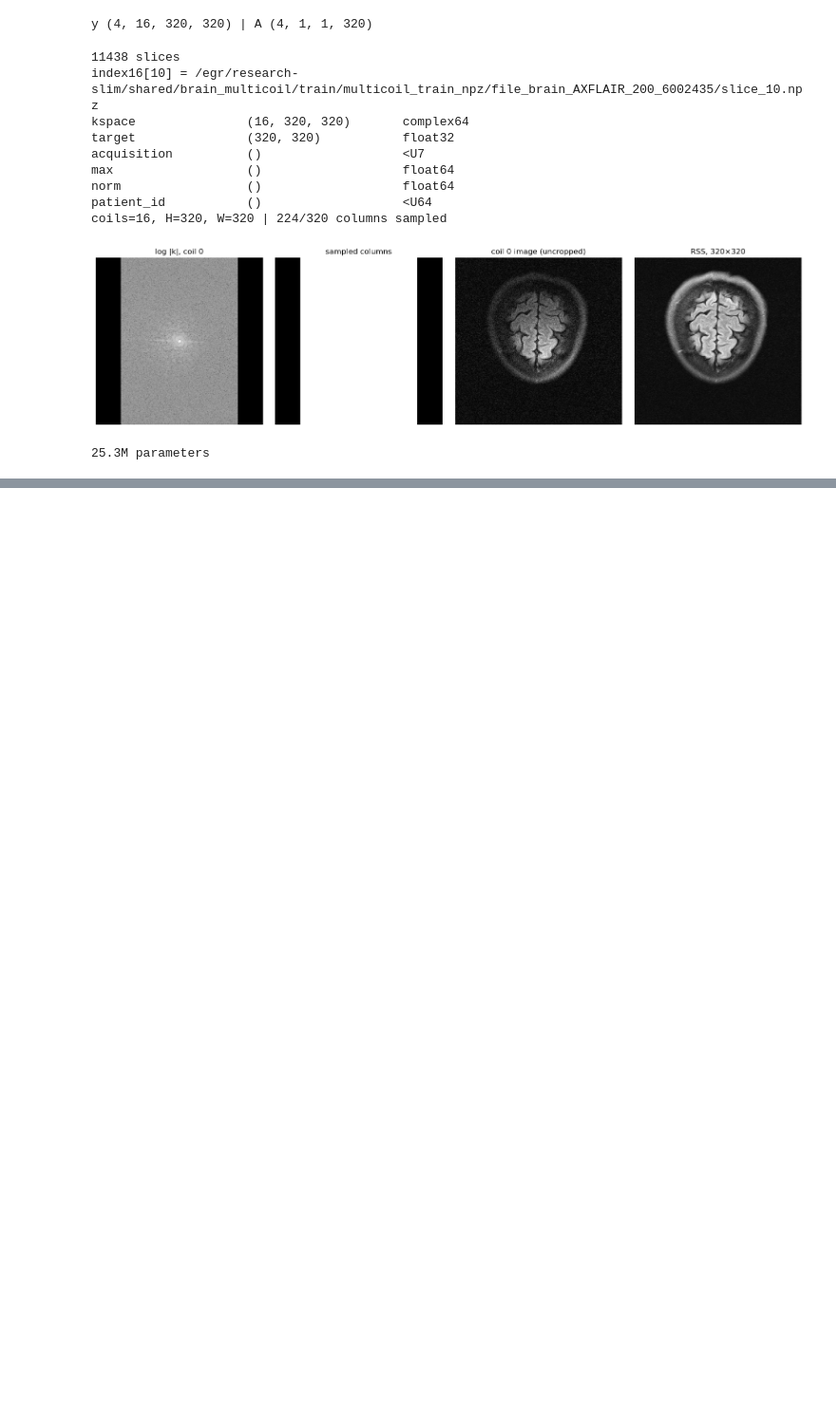
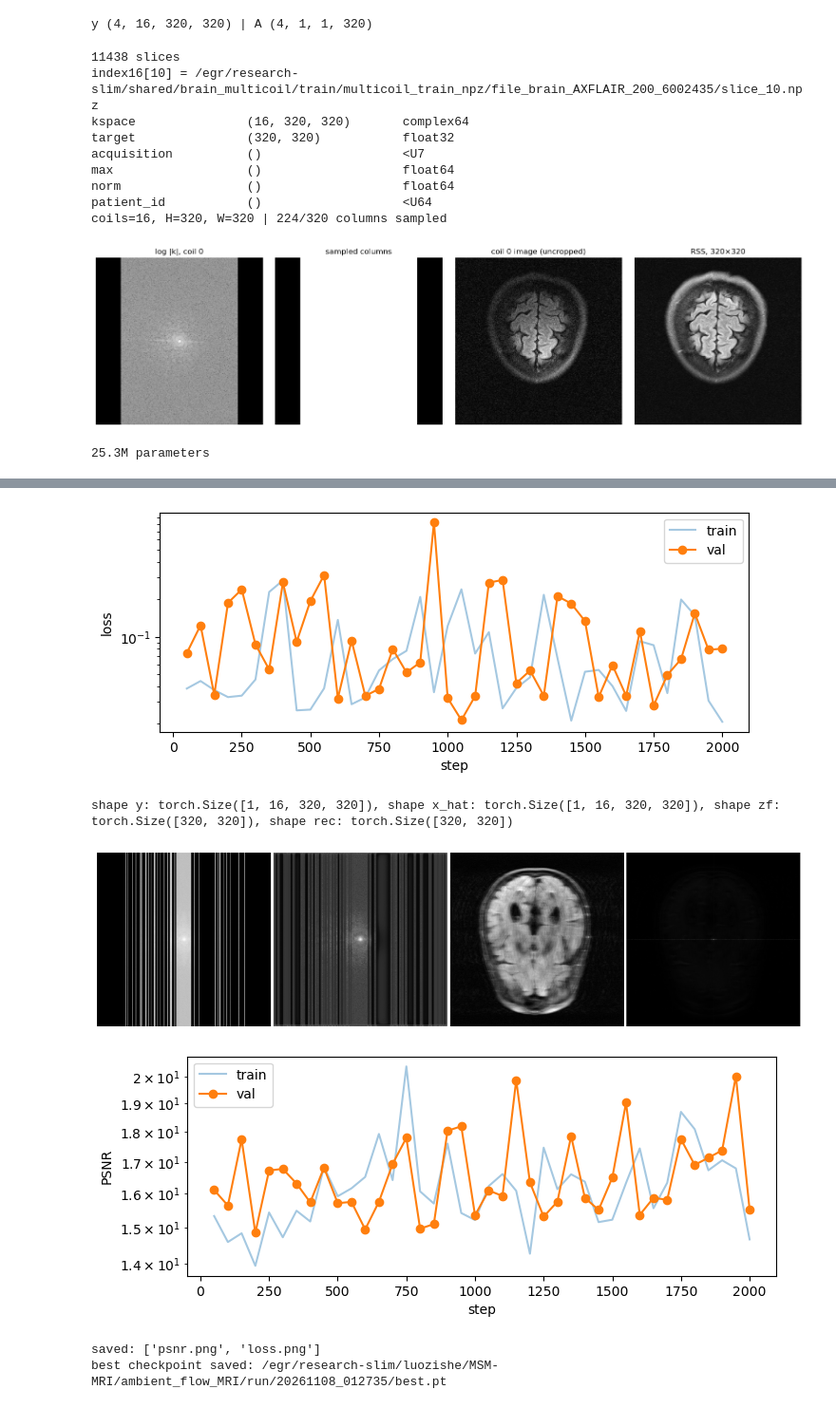
Before and after one commit to AaronLuo-ai/ambient-flow-MRI, a Jupyter notebook: train.ipynb, the cells around one changed output, grey strips where cells are left out. Shown at 95% size. Cells and saved outputs as stored; diff of their text form; code cells hidden in the pictures; blank space fills up the shorter version.

```diff
--- a/train.ipynb
+++ b/train.ipynb
@@ -22,7 +24,8 @@ device: cuda
 N_COILS = 16
 DELTA, EPS, LR = 0.1, 1e-3, 1e-4
 BATCH_SIZE = 4
-MAX_STEPS, print_every, val_every, ckpt_every = 10000, 1000, 100, 2000
+MAX_STEPS, print_every, train_every, val_every, ckpt_every = 10000, 500, 50, 50, 2000
+save_path = "/egr/research-slim/luozishe/MSM-MRI/ambient_flow_MRI/run"; os.makedirs(save_path, exist_ok=True)
 ckpt_dir = "/egr/research-slim/luozishe/MSM-MRI/ambient_flow_MRI/ckpt_ambient_fm"; os.makedirs(ckpt_dir, exist_ok=True)
 # %%
 split_index = json.load(open("/egr/research-slim/luozishe/MSM-MRI/ambient_flow_MRI/split_16x320x320.json"))
@@ -83,7 +84,6 @@ coils=16, H=320, W=320 | 224/320 columns sampled
 model = build_unet(n_coils=N_COILS).to(device)
 optim = torch.optim.AdamW(model.parameters(), lr=LR)
 print(f"{sum(p.numel() for p in model.parameters()) / 1e6:.1f}M parameters")
-vx, vA, _ = val_set[0]                          # vx = A x1: degraded k-space (16, 320, 320) complex
 # %% [output]
 25.3M parameters
 # %%
@@ -95,4 +101,8 @@ PSNR (recon vs. zero-filled input): -1.74 dB
 # %%
+train_losses, train_psnr, val_losses, val_psnr, train_steps, val_steps = [], [], [], [], [], []
+start_time = time.time()
+best_val, best_state, best_step = float("inf"), None, 0
+
 for i in range(MAX_STEPS):
 
     y, A, _ = next(train_data_iter)
@@ -102,15 +112,24 @@ for i in range(MAX_STEPS):
     train_loss.backward()
     torch.nn.utils.clip_grad_norm_(model.parameters(), 1.0)
     optim.step()
-    train_losses.append(train_loss.item())
+
+    if (i + 1) % train_every == 0:
+        train_losses.append(train_loss.item())
+        train_psnr.append(compute_psnr(model, y, A, t0=EPS))
+        train_steps.append(i + 1)
 
     if (i + 1) % val_every == 0:
         vy, vA, _ = next(val_data_iter)
         with torch.no_grad():
             model.eval()
-            val_losses.append(ambient_loss(model, vy, vA, delta=DELTA, eps=EPS).item())
+            val_loss = ambient_loss(model, vy, vA, delta=DELTA, eps=EPS).item()
+            val_losses.append(val_loss)
+            val_psnr.append(compute_psnr(model, vy, vA, t0=EPS))
             model.train()
         val_steps.append(i + 1)
+
+        if val_loss < best_val:                                     # best checkpoint so far
+            best_val, best_state, best_step = val_loss, copy.deepcopy(model.state_dict()), i + 1
 
     if (i + 1) % print_every == 0:
         elapsed = time.time() - start_time
@@ -121,14 +140,17 @@ for i in range(MAX_STEPS):
 
         # 1) loss curves so far
         plt.figure(figsize=(8, 3))
-        plt.semilogy(train_losses, alpha=0.4, label="train")
-        if val_losses: plt.semilogy(val_steps, val_losses, "o-", label="val")
+        plt.semilogy(train_steps, train_losses, alpha=0.4, label="train")       # Log-scale for training loss
+        plt.semilogy(val_steps, val_losses, "o-", label="val")
         plt.xlabel("step"); plt.ylabel("loss"); plt.legend(); plt.show()
 
         # 2) reconstruction of the fixed slice
         plot_recon(model, fix_y, fix_A, t0=EPS)
         start_time = time.time()
 
-    if (i + 1) % ckpt_every == 0:
-        torch.save({"model": model.state_dict(), "opt": optim.state_dict(), "step": i + 1},
-                   f"{ckpt_dir}/step_{i+1}.pt")
+        # 3) PSNR curve so far
+        plt.figure(figsize=(8, 3))
+        plt.semilogy(train_steps, train_psnr, alpha=0.4, label="train")         # Log-scale for PSNR
+        plt.semilogy(val_steps, val_psnr, "o-", label="val")
+        plt.xlabel("step"); plt.ylabel("PSNR"); plt.legend(); plt.show()
+# %% [output]
@@ -134,0 +158,28 @@ for i in range(MAX_STEPS):
+[figure, added]
+shape y: torch.Size([1, 16, 320, 320]), shape x_hat: torch.Size([1, 16, 320, 320]), shape zf: torch.Size([320, 320]), shape rec: torch.Size([320, 320])
+[figure, added]
+[figure, added]
+# %%
+run_dir = os.path.join(save_path, datetime.now().strftime("%Y%m%d_%H%M%S"))
+os.makedirs(run_dir, exist_ok=True)
+
+plt.figure(figsize=(6, 4))
+plt.semilogy(train_steps, train_losses, alpha=0.4, label="train")
+if val_losses: plt.semilogy(val_steps, val_losses, "o-", label="val")
+plt.xlabel("step"); plt.ylabel("loss"); plt.title("Loss"); plt.legend(); plt.tight_layout()
+plt.savefig(f"{run_dir}/loss.png", dpi=150); plt.close()
+
+# PSNR: train vs. validation
+plt.figure(figsize=(6, 4))
+if train_psnr: plt.plot(train_steps, train_psnr, alpha=0.6, label="train")
+if val_psnr:   plt.plot(val_steps, val_psnr, "o-", label="val")
+plt.xlabel("step"); plt.ylabel("PSNR (dB)"); plt.title("PSNR"); plt.legend(); plt.tight_layout()
+plt.savefig(f"{run_dir}/psnr.png", dpi=150); plt.close()
+
+print("saved:", os.listdir(run_dir))
+
+torch.save({"model": best_state, "best_val": best_val, "best_step": best_step}, f"{run_dir}/best.pt")
+print("best checkpoint saved:", f"{run_dir}/best.pt")
+# %% [output]
+saved: ['psnr.png', 'loss.png']
+best checkpoint saved: /egr/research-slim/luozishe/MSM-MRI/ambient_flow_MRI/run/20261108_012735/best.pt
```
Also changed, not shown: parts of 4 cells of this notebook, 6 other files.
